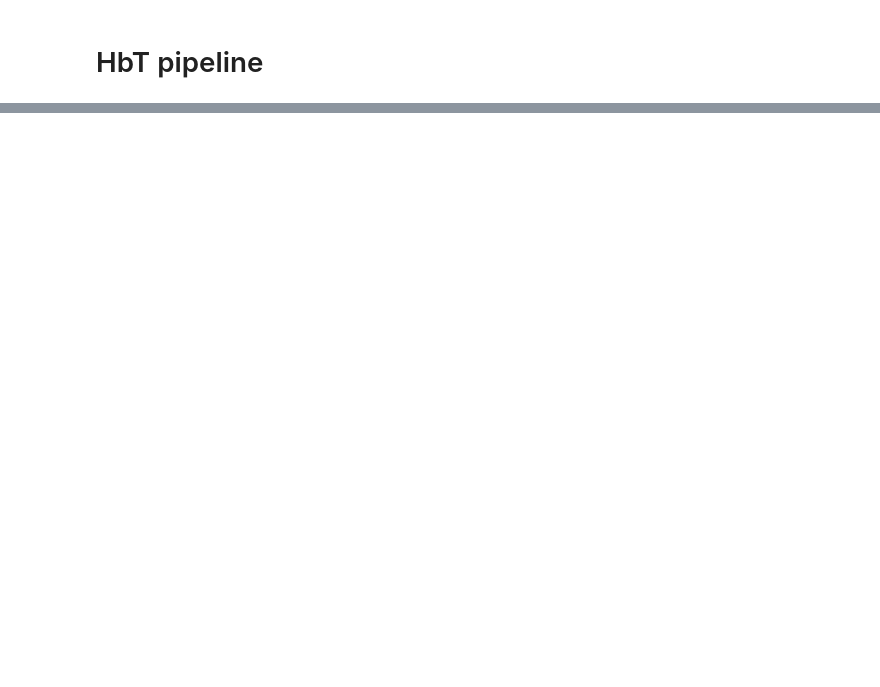
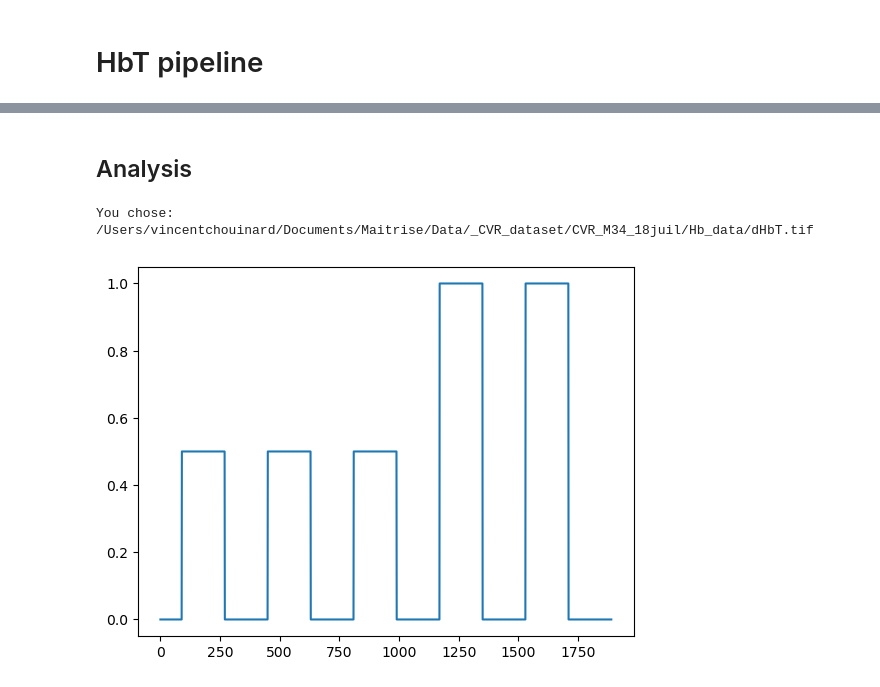
Before and after one commit to vincentpiano123/WideField, a Jupyter notebook: HbT_pipeline.ipynb, the cells around one changed output, grey strips where cells are left out. Cells and saved outputs as stored; diff of their text form; code cells hidden in the pictures; blank space fills up the shorter version.

Commit message:
Analysis on HbT
Ajouts dans le pipeline de dHbT pour corrélations entre stim et maps

```diff
--- a/HbT_pipeline.ipynb
+++ b/HbT_pipeline.ipynb
@@ -150,0 +99,6 @@ convert_to_hb(gpath , rpath , output_path , baseline=[0,90] , bin_size=1)
+# %% [markdown]
+## Analysis
+# %%
+dHbT_path = search_path(path_type="file")
+# %% [output]
+You chose: /Users/vincentchouinard/Documents/Maitrise/Data/_CVR_dataset/CVR_M34_18juil/Hb_data/dHbT.tif
@@ -150,0 +107,14 @@ convert_to_hb(gpath , rpath , output_path , baseline=[0,90] , bin_size=1)
+# %%
+CVR_stim = np.zeros(dHbO_array.data.shape[0])
+# %%
+CVR_stim[90:270] = 0.5
+CVR_stim[450:630] = 0.5
+CVR_stim[810:990] = 0.5
+CVR_stim[1170:1350] = 1
+CVR_stim[1530:1710] = 1
+CVR_stim[1890:]
+# %%
+plt.plot(CVR_stim)
+plt.show()
+# %% [output]
+[figure, added]
```
Also changed, not shown: parts of 60 cells of this notebook, 1 other file.
